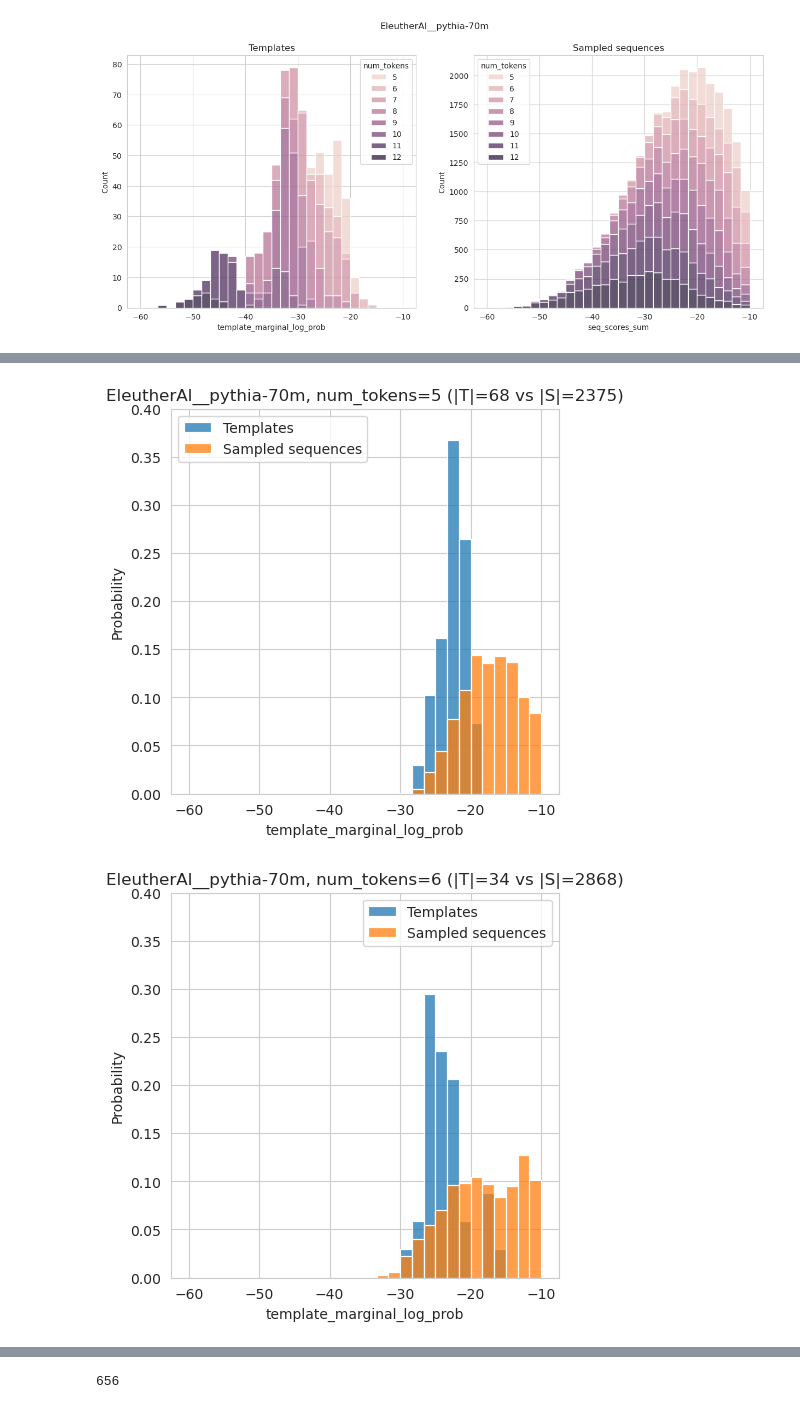
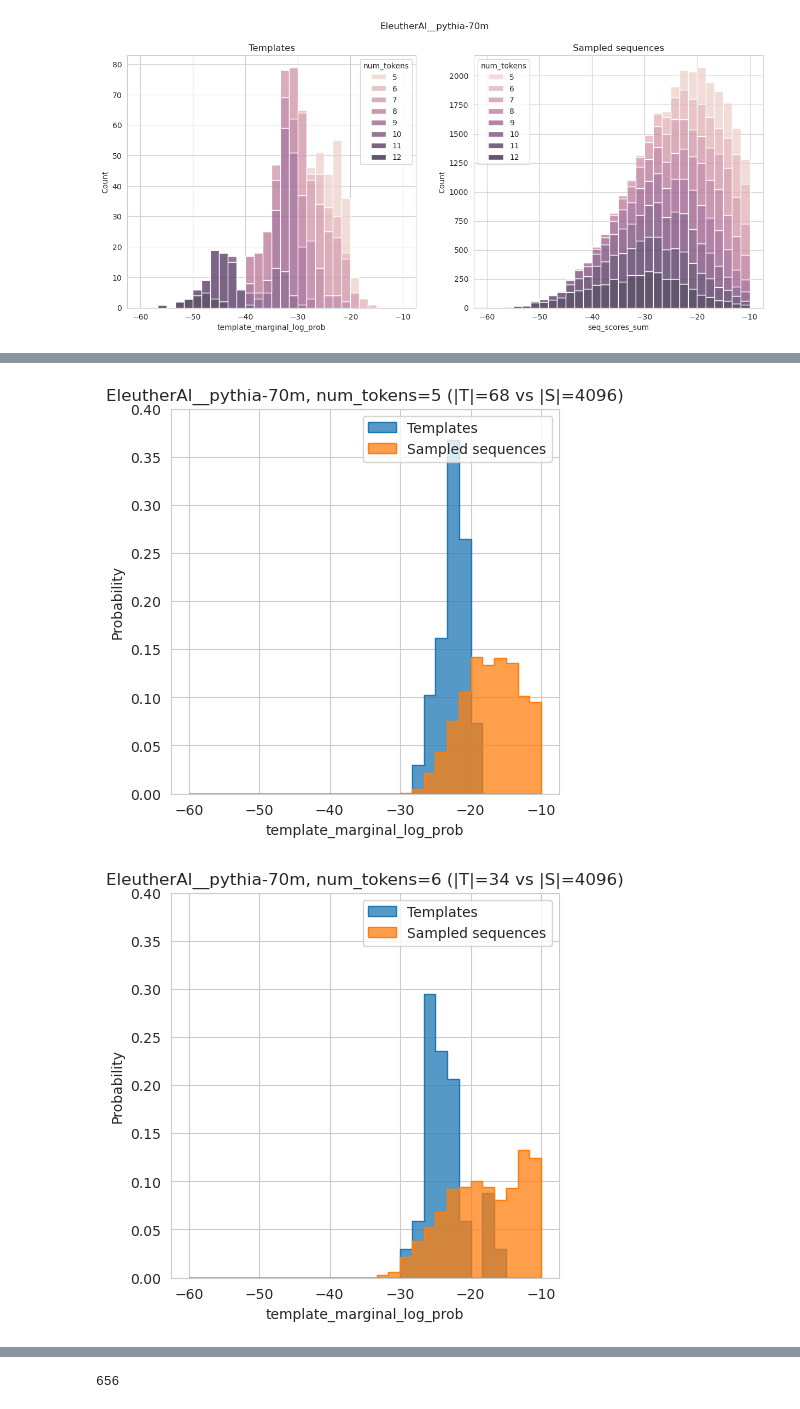
Before and after one commit to PastelBelem8/constrained-decoding, a Jupyter notebook: experiments/bias-amplification/Template-likelihood-EEC__3.Analysis.ipynb, the cells around one changed output, grey strips where cells are left out. Cells and saved outputs as stored; diff of their text form; code cells hidden in the pictures.

Commit message:
Update template-likelihood scripts

```diff
--- a/experiments/bias-amplification/Template-likelihood-EEC__3.Analysis.ipynb
+++ b/experiments/bias-amplification/Template-likelihood-EEC__3.Analysis.ipynb
@@ -590,16 +603,16 @@ len(all_templates)
 # %%
 df_sampled_seqs = []
-for k in range(5, 13):
+for num_tokens in range(5, 13):
     df = pd.read_csv(
-        f"{model_name2filename}__samples-{k}-long__182-seed.csv.gzip",
+        f"{MODEL_RESULTS_DIR}/samples-{num_tokens}-long__182-seed.csv.gzip",
         compression="gzip",
         lineterminator="\n",
         index_col=0,
     )
-    df["num_tokens"] = k
+    df["num_tokens"] = num_tokens
 
     # Question: should we remove the duplicate sequences?
-    df = df.drop_duplicates()
+    # df = df.drop_duplicates()
     df_sampled_seqs.append(df)
 
 df_sampled_seqs = pd.concat(df_sampled_seqs).reset_index(drop=True)
@@ -630,7 +656,7 @@ and also,
 - What's the likelihood quantile? Answering this question, assumes that notebook 1. and 2. have been run and you have both a considerable amount of samples from the model and also the marginals for all the evaluated templates.
 # %%
 df_marginals = pd.read_csv(
-    f"eec_only_templates_all_vocab-{model_name2filename}.csv.gzip",
+    f"{MODEL_RESULTS_DIR}/eec_only_templates_all_vocab.csv.gzip",
     compression="gzip",
     lineterminator="\n",
     index_col=0,
@@ -815,0 +857,9 @@ Text(0.5, 0.98, 'EleutherAI__pythia-70m')
+# %%
+fig, axes = plt.subplots(1, 2, sharex=True, figsize=(15, 6))
+sns.histplot(marginals_templates_w_length, x="template_marginal_log_prob", element="step", binrange=(-60, -10), bins=30, hue="num_tokens", multiple="layer", ax=axes[0])
+axes[0].set_title("Templates")
+
+sns.histplot(df_sampled_seqs, x="seq_scores_sum",  element="step", binrange=(-60, -10), bins=30, hue="num_tokens", multiple="layer", ax=axes[1])
+axes[1].set_title("Sampled sequences")
+
+fig.suptitle(model_name2filename)
@@ -816,19 +869,20 @@ Text(0.5, 0.98, 'EleutherAI__pythia-70m')
 # %%
 kwargs = {
     "stat": "probability",
+    "element": "step",
 }
 
 for k in range(5, 13):
 
     marg_k = marginals_templates_w_length[marginals_templates_w_length["num_tokens"] == k]
     samp_k = df_sampled_seqs[df_sampled_seqs["num_tokens"] == k]
 
     fig, axes = plt.subplots(1, 1, sharex=True, figsize=(5, 5))
     sns.histplot(marg_k, x="template_marginal_log_prob", label="Templates", binrange=(-60, -10), bins=30, ax=axes, **kwargs)
     sns.histplot(samp_k, x="seq_scores_sum", label="Sampled sequences", binrange=(-60, -10), bins=30, ax=axes, **kwargs)
     axes.set_title(f"{model_name2filename}, num_tokens={k} (|T|={len(marg_k)} vs |S|={len(samp_k)})")
     plt.legend()
     plt.ylim(0, 0.4)
 # %% [output]
-[figure, old version]
+[figure, new version]
-[figure, old version]
+[figure, new version]
```
Also changed, not shown: parts of 22 cells of this notebook, 3 other files.
